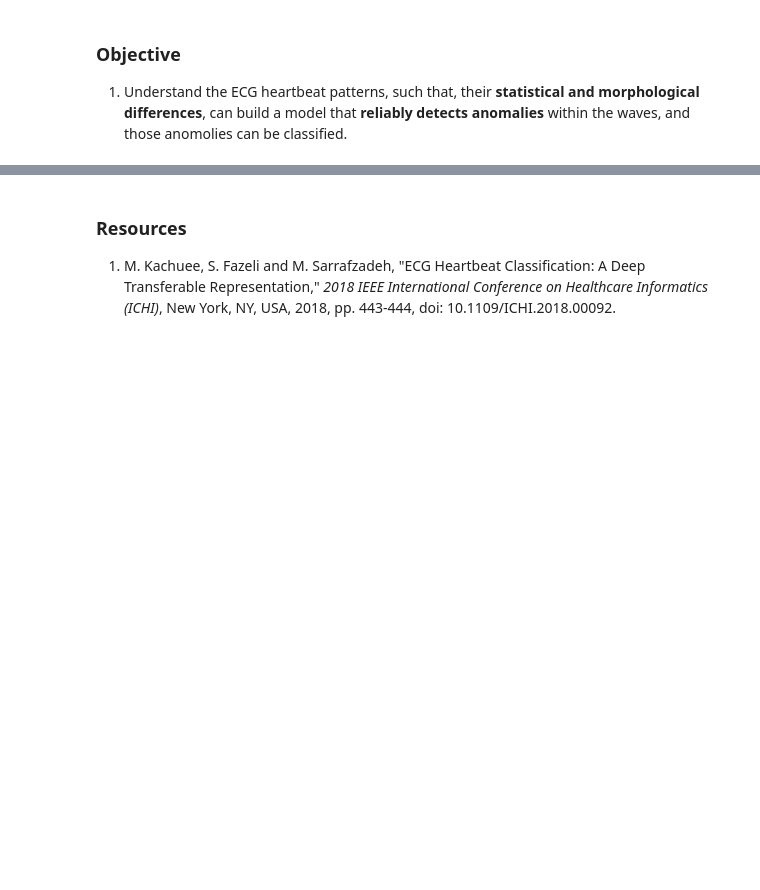
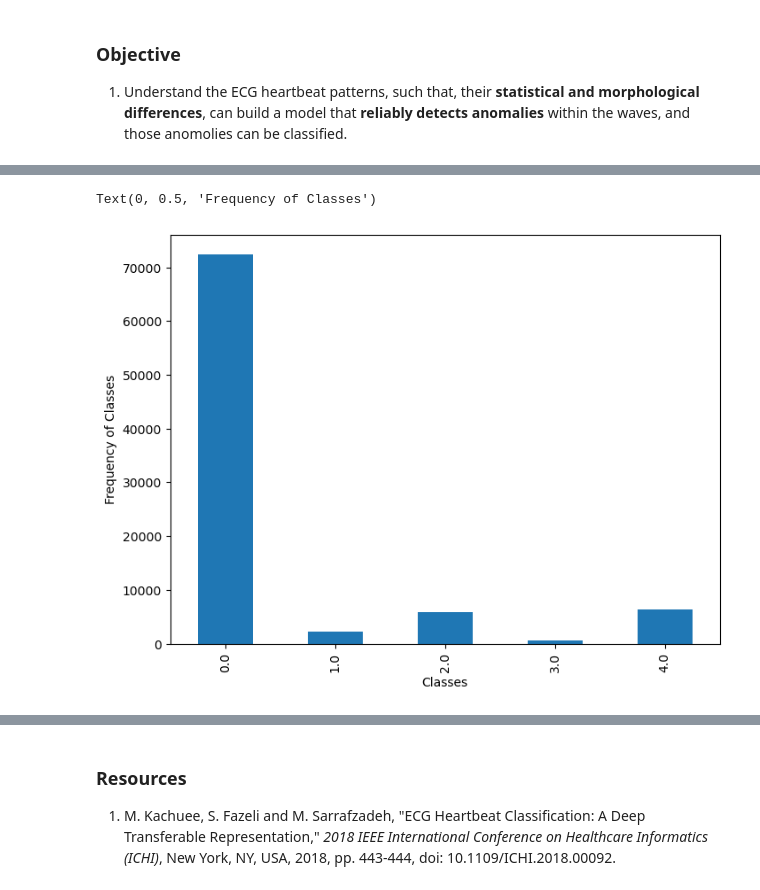
Before and after one commit to Shenukp1/MachineLearningPortfolio, a Jupyter notebook: ECG_Classification/EDA.ipynb, the cells around one changed output, grey strips where cells are left out. Drawn from its saved outputs; the diff is of its cells as text; code cells hidden in the pictures; blank space fills up the shorter version.

```diff
--- a/ECG_Classification/EDA.ipynb
+++ b/ECG_Classification/EDA.ipynb
@@ -26,2 +46,11 @@ These shapes are what the machine learning model will learn to predict what is _
+# %%
+# Constants related to the data
+FS = 125
+CLASSES = {0: "N", 1: "S", 2: "V", 3: "F", 4: "Q"}
+RANDOM_SEED = 42
+
+# Paths to data ECG_Classification/.data/mitbih_train.csv
+mitbih_train_path = "./.data/mitbih_train.csv"
+mitbih_test_path = "./.data/mitbih_test.csv"
 # %% [markdown]
 ### Exploratory Data Analysis(EDA)
@@ -27,0 +62,3 @@ These shapes are what the machine learning model will learn to predict what is _
+# %%
+# Loading the data
+mitbih_train_df = pd.read_csv(mitbih_train_path, header=None)
@@ -27,0 +90,6 @@ These shapes are what the machine learning model will learn to predict what is _
+# %%
+# Checking if the last column is actually the classification
+classes_freq = mitbih_train_df.iloc[:, -1].value_counts()
+print(type(classes_freq))
+sorted_classes_freq = classes_freq.sort_index()
+sorted_classes_freq
@@ -27,0 +105,8 @@ These shapes are what the machine learning model will learn to predict what is _
+# %%
+plt.figure(figsize=(8, 6))
+sorted_classes_freq.plot(kind="bar")
+plt.xlabel("Classes")
+plt.ylabel("Frequency of Classes")
+# %% [output]
+Text(0, 0.5, 'Frequency of Classes')
+[figure, added]
```
Also changed, not shown: parts of 25 cells of this notebook, 4 other files.
